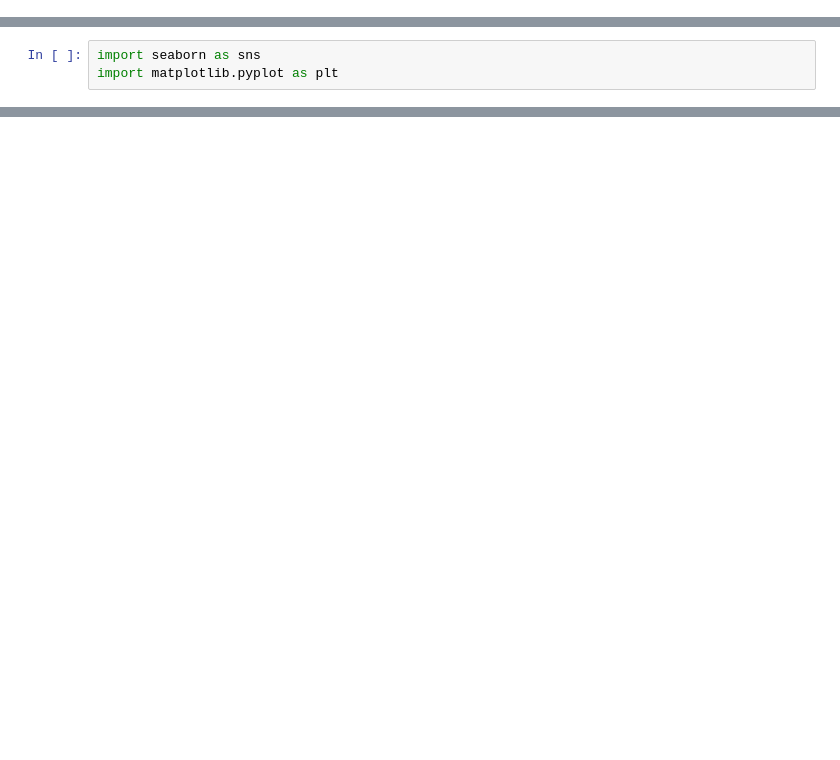
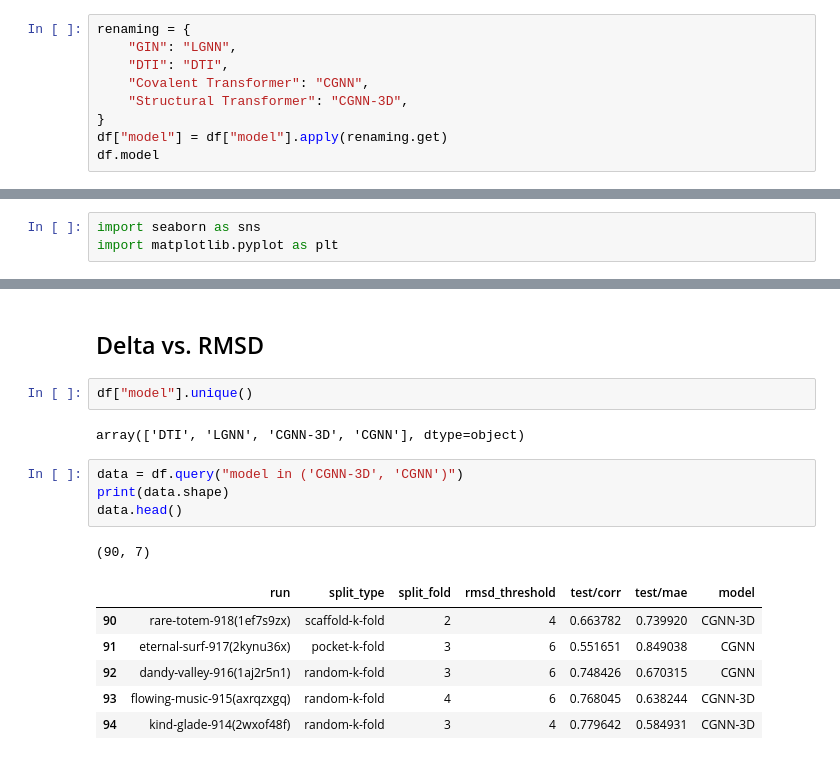
Before and after one commit to volkamerlab/kinodata-3D-affinity-prediction, a Jupyter notebook: scripts/retrieve_5_fold_results.ipynb, the cells around one changed output, grey strips where cells are left out. Drawn from its saved outputs; the diff is of its cells as text; blank space fills up the shorter version.

```diff
--- a/scripts/retrieve_5_fold_results.ipynb
+++ b/scripts/retrieve_5_fold_results.ipynb
@@ -48,0 +24,9 @@ sum(len(runset) > 0 for runset in matrix.values()), len(matrix.values())
+# %%
+renaming = {
+    "GIN": "LGNN",
+    "DTI": "DTI",
+    "Covalent Transformer": "CGNN",
+    "Structural Transformer": "CGNN-3D",
+}
+df["model"] = df["model"].apply(renaming.get)
+df.model
@@ -339,0 +94,18 @@ source_data_frame[["docking.predicted_rmsd", "activities.standard_value"]].corr(
+# %% [markdown]
+## Delta vs. RMSD
+# %%
+df["model"].unique()
+# %% [output]
+array(['DTI', 'LGNN', 'CGNN-3D', 'CGNN'], dtype=object)
+# %%
+data = df.query("model in ('CGNN-3D', 'CGNN')")
+print(data.shape)
+data.head()
+# %% [output]
+(90, 7)
+|  | run | split_type | split_fold | rmsd_threshold | test/corr | test/mae | model |
+| 90 | rare-totem-918(1ef7s9zx) | scaffold-k-fold | 2 | 4 | 0.663782 | 0.739920 | CGNN-3D |
+| 91 | eternal-surf-917(2kynu36x) | pocket-k-fold | 3 | 6 | 0.551651 | 0.849038 | CGNN |
+| 92 | dandy-valley-916(1aj2r5n1) | random-k-fold | 3 | 6 | 0.748426 | 0.670315 | CGNN |
+| 93 | flowing-music-915(axrqzxgq) | random-k-fold | 4 | 6 | 0.768045 | 0.638244 | CGNN-3D |
+| 94 | kind-glade-914(2wxof48f) | random-k-fold | 3 | 4 | 0.779642 | 0.584931 | CGNN-3D |
```
Also changed, not shown: parts of 63 cells of this notebook.
